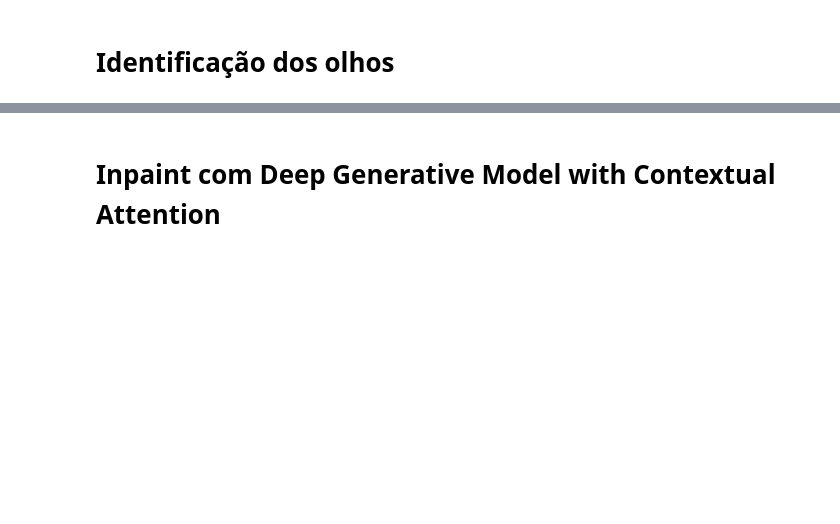
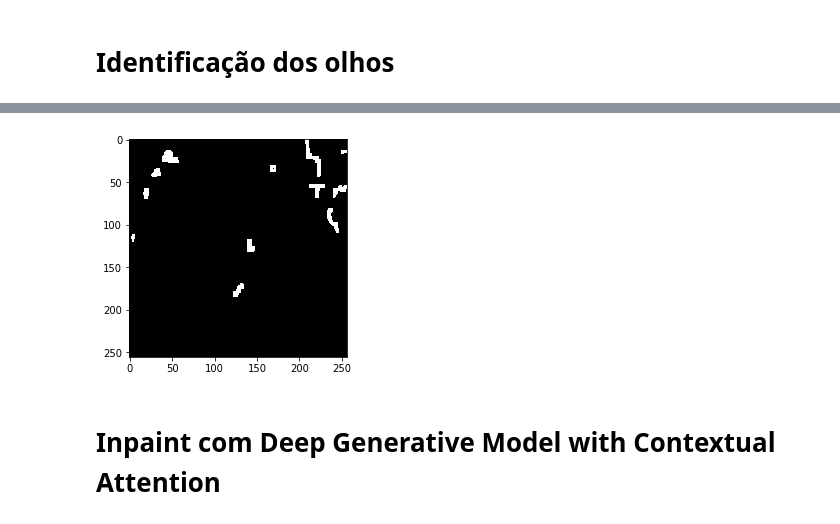
Before and after one commit to izabel-ferrari/projeto-formatura-poli, a Jupyter notebook: Inpaint.ipynb, the cells around one changed output, grey strips where cells are left out. Drawn from its saved outputs; the diff is of its cells as text; code cells hidden in the pictures; blank space fills up the shorter version.

```diff
--- a/Inpaint.ipynb
+++ b/Inpaint.ipynb
@@ -116,7 +167,9 @@ w: 147 h: 147
 # %% [markdown]
 <h1>Identificação dos olhos</h1>
 # %%
-face_copy = cv2.imread(face_filepath)
+%%time
+
+face_copy = np.copy(face)
 
 face_gray = cv2.cvtColor(face, cv2.COLOR_BGR2GRAY)
 face_eyes = eye_cascade.detectMultiScale(face_gray)
@@ -140,7 +193,7 @@ if len(face_eyes) > 2:
         else:
             pass
 
-for (ex,ey,ew,eh) in true_eyes:
+for (ex, ey, ew, eh) in true_eyes:
     cv2.rectangle(face_copy, (ex, ey), (ex + ew, ey + eh), (0, 255, 0), 2)
 
 plt.imshow(face_copy)
@@ -194,0 +207,16 @@ Wall time: 19.2 ms
+# %%
+%%time
+
+face_mask = create_mask(face)
+
+# Remove eyes from mask
+for (ex, ey, ew, eh) in true_eyes:
+    print ('x: ' + str(ex) + ' a ' + str(ex + ew) + ', y: ' + str(ey) + ' a ' + str (ey + eh))
+    for m in face_mask[ey:(ey + eh + 1)]:
+        m[ex:(ex + ew + 1)] = 0
+
+plt.imshow(face_mask, cmap="gray")
+
+# Save mask
+cv2.imwrite(mask_filepath, face_mask)
+# %% [output]
@@ -195,3 +227,4 @@ Wall time: 19.2 ms
+[figure, added]
 # %% [markdown]
 <h1>Inpaint com Deep Generative Model with Contextual Attention</h1>
 # %%
```
Also changed, not shown: parts of 18 cells of this notebook.
